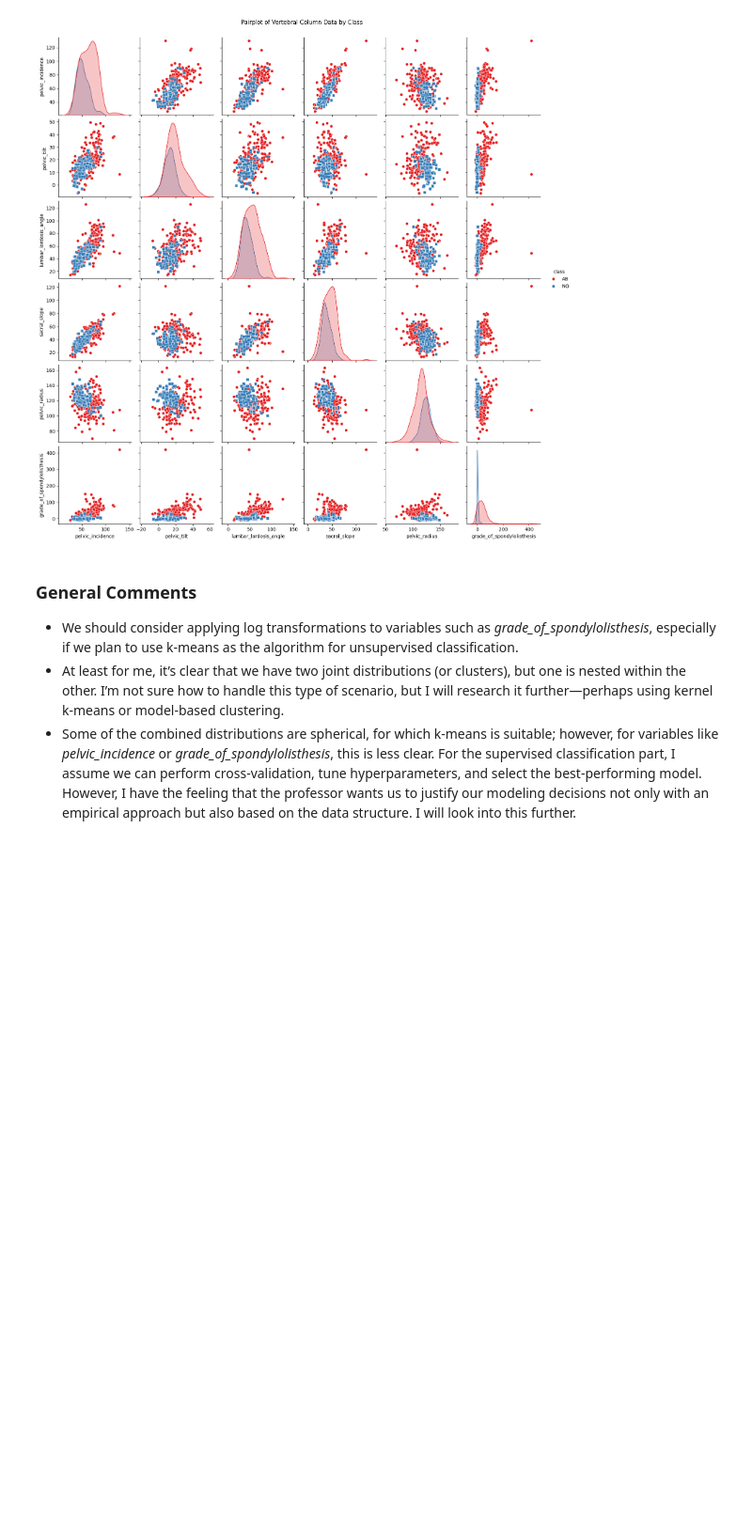
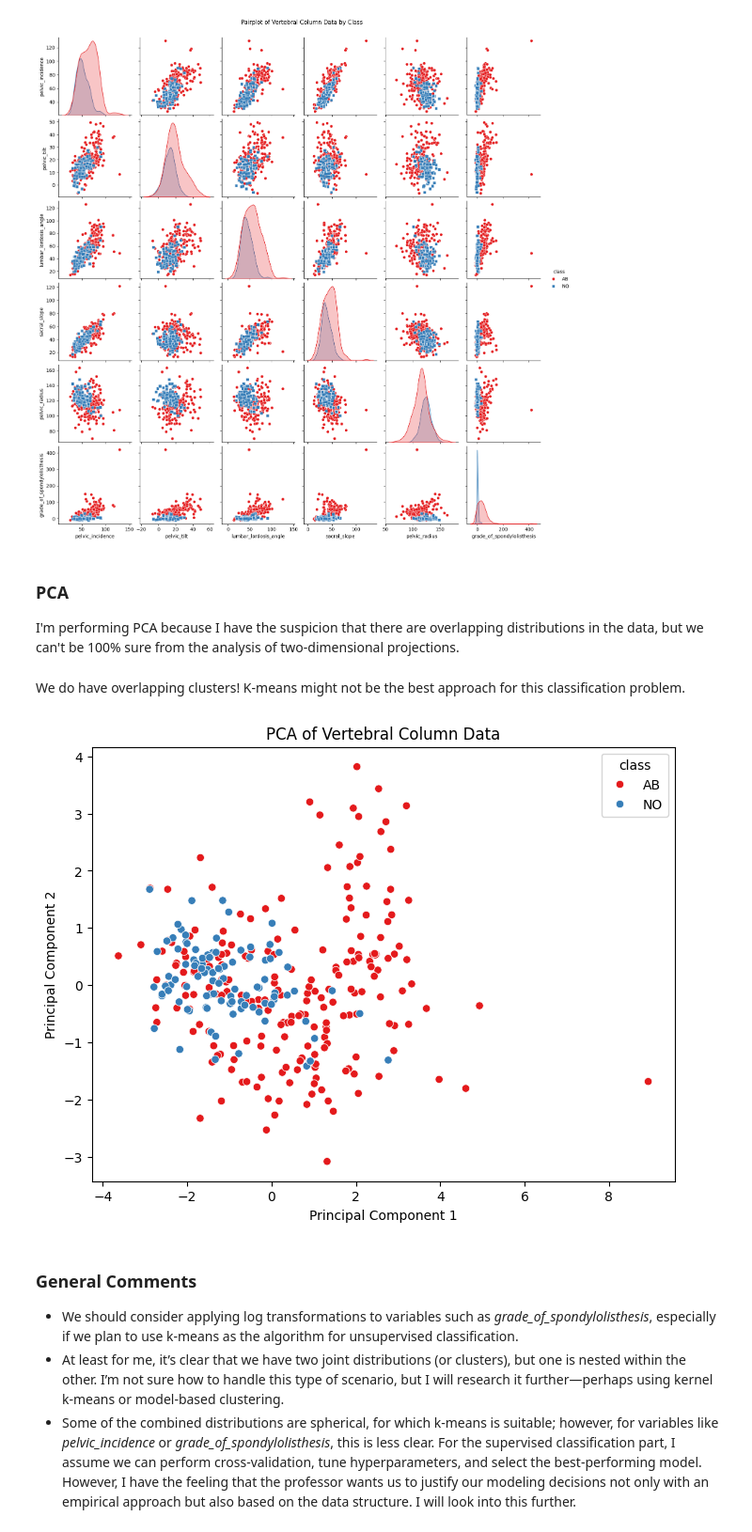
Before and after one commit to Alexanderbenit7/stats-ml2, a Jupyter notebook: 1. General Exploration and EDA.ipynb, the cells around one changed output. Shown at 94% size. Saved outputs shown, nothing was run; the diff lists cells and outputs as text; code cells hidden in the pictures; blank space fills up the shorter version.

```diff
--- a/1. General Exploration and EDA.ipynb
+++ b/1. General Exploration and EDA.ipynb
@@ -135,6 +137,38 @@ plt.suptitle("Pairplot of Vertebral Column Data by Class", y=1.02)
 plt.show()
 # %% [output]
 [figure]
+# %% [markdown]
+### PCA
+
+I'm performing PCA because I have the suspicion that there are overlapping distributions in the data, but we can't be 100% sure from the analysis of two-dimensional projections.
+# %%
+# Separate the features and the target variable
+X = data[numeric_features]
+y = data['class']
+
+# Standardize the features
+scaler = StandardScaler()
+X_scaled = scaler.fit_transform(X)
+
+# Perform PCA, reducing the data to 2 components
+pca = PCA(n_components=2)
+principal_components = pca.fit_transform(X_scaled)
+
+# Create a DataFrame for the principal components
+pca_df = pd.DataFrame(data=principal_components, columns=['PC1', 'PC2'])
+pca_df['class'] = y
+# %% [markdown]
+We do have overlapping clusters! K-means might not be the best approach for this classification problem.
+# %%
+# Visualize the data in a 2D space with different colors for each class
+plt.figure(figsize=(8,6))
+sns.scatterplot(x='PC1', y='PC2', hue='class', data=pca_df, palette="Set1")
+plt.title("PCA of Vertebral Column Data")
+plt.xlabel("Principal Component 1")
+plt.ylabel("Principal Component 2")
+plt.show()
+# %% [output]
+[figure, added]
 # %% [markdown]
 ### General Comments
 
```
Also changed, not shown: parts of 1 cell of this notebook, 1 other file.
